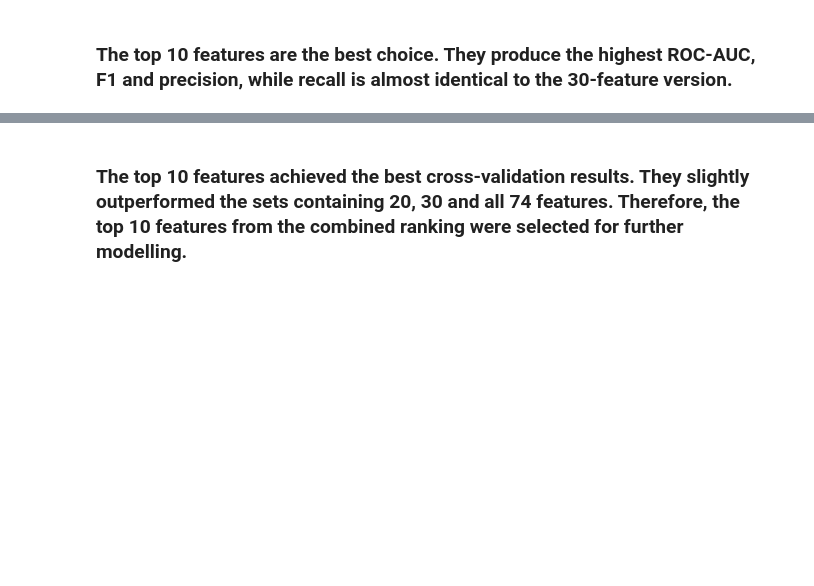
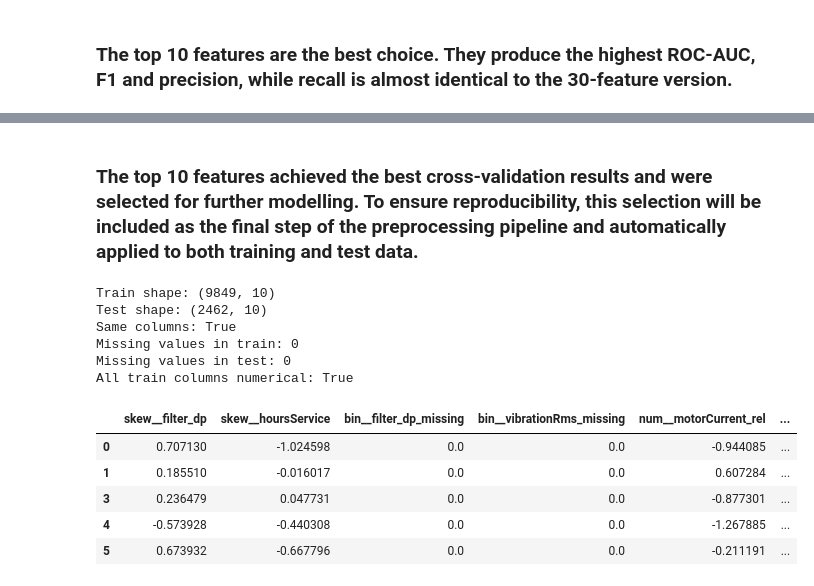
Before and after one commit to NovAndrii/IAU_project, a Jupyter notebook: Faza2_Kardash_Novitskyi.ipynb, the cells around one changed output, grey strips where cells are left out. Cells and saved outputs as stored; diff of their text form; code cells hidden in the pictures; blank space fills up the shorter version.

Commit message:
Complete Phase 2 preprocessing pipeline

```diff
--- a/Faza2_Kardash_Novitskyi.ipynb
+++ b/Faza2_Kardash_Novitskyi.ipynb
@@ -1676,2 +1703,59 @@ Same columns: True
 # %% [markdown]
-### The top 10 features achieved the best cross-validation results. They slightly outperformed the sets containing 20, 30 and all 74 features. Therefore, the top 10 features from the combined ranking were selected for further modelling.
+### The top 10 features achieved the best cross-validation results and were selected for further modelling. To ensure reproducibility, this selection will be included as the final step of the preprocessing pipeline and automatically applied to both training and test data.
+# %%
+final_pipeline = Pipeline([
+    ("preprocessing", clone(selected_preprocessor)),
+    ("selection", FeatureSelector(selected_features))
+])
+# %%
+X_train_final_selected = final_pipeline.fit_transform(
+    X_train,
+    y_train
+)
+
+X_test_final_selected = final_pipeline.transform(
+    X_test
+)
+
+print("Train shape:", X_train_final_selected.shape)
+print("Test shape:", X_test_final_selected.shape)
+
+print(
+    "Same columns:",
+    X_train_final_selected.columns.equals(
+        X_test_final_selected.columns
+    )
+)
+
+print(
+    "Missing values in train:",
+    X_train_final_selected.isna().sum().sum()
+)
+
+print(
+    "Missing values in test:",
+    X_test_final_selected.isna().sum().sum()
+)
+
+print(
+    "All train columns numerical:",
+    all(
+        pd.api.types.is_numeric_dtype(dtype)
+        for dtype in X_train_final_selected.dtypes
+    )
+)
+
+display(X_train_final_selected.head())
+# %% [output]
+Train shape: (9849, 10)
+Test shape: (2462, 10)
+Same columns: True
+Missing values in train: 0
+Missing values in test: 0
+All train columns numerical: True
+|  | skew__filter_dp | skew__hoursService | bin__filter_dp_missing | bin__vibrationRms_missing | num__motorCurrent_rel | ... |
+| 0 | 0.707130 | -1.024598 | 0.0 | 0.0 | -0.944085 | ... |
+| 1 | 0.185510 | -0.016017 | 0.0 | 0.0 | 0.607284 | ... |
+| 3 | 0.236479 | 0.047731 | 0.0 | 0.0 | -0.877301 | ... |
+| 4 | -0.573928 | -0.440308 | 0.0 | 0.0 | -1.267885 | ... |
+| 5 | 0.673932 | -0.667796 | 0.0 | 0.0 | -0.211191 | ... |
```
Also changed, not shown: parts of 13 cells of this notebook, 2 other files.
